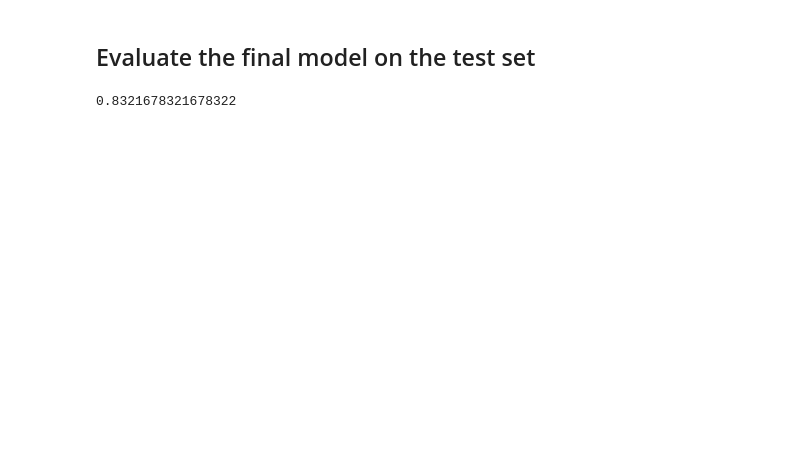
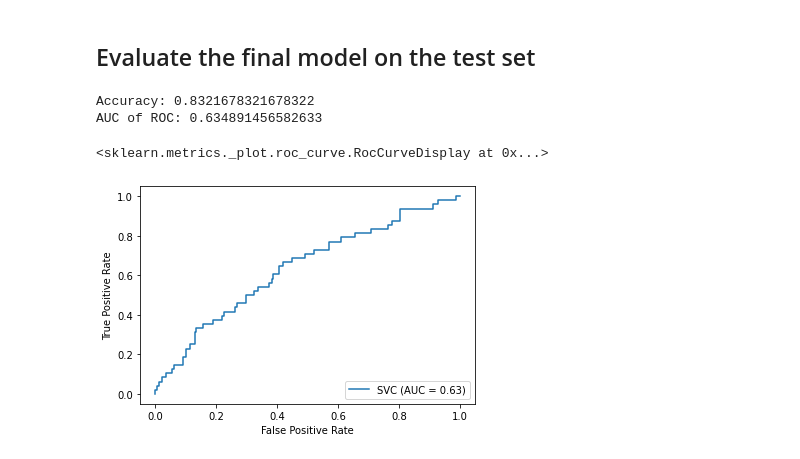
Before and after one commit to yujing1004/cs7641, a Jupyter notebook: assignment1/assignment1.ipynb, the cells around one changed output. Drawn from its saved outputs; the diff is of its cells as text; code cells hidden in the pictures; blank space fills up the shorter version.

```diff
--- a/assignment1/assignment1.ipynb
+++ b/assignment1/assignment1.ipynb
@@ -172,8 +187,14 @@ if model_name == 'decision-tree':
 test_X = pipeline.transform(test_set)
 test_y = np.array(test_set['depressed'])
 pred_y = clf.predict(test_X)
+pred_proba = clf.predict_proba(test_X)
 # %%
 # Evaluate on test set
-accuracy_score(test_y, pred_y)
+print('Accuracy: {}'.format(accuracy_score(test_y, pred_y)))
+print('AUC of ROC: {}'.format(roc_auc_score(test_y, pred_proba[:, 1])))
+plot_roc_curve(clf, test_X, test_y)
 # %% [output]
-0.8321678321678322
+Accuracy: 0.8321678321678322
+AUC of ROC: 0.634891456582633
+<sklearn.metrics._plot.roc_curve.RocCurveDisplay at 0x...>
+[figure, added]
```
Also changed, not shown: parts of 9 cells of this notebook.
